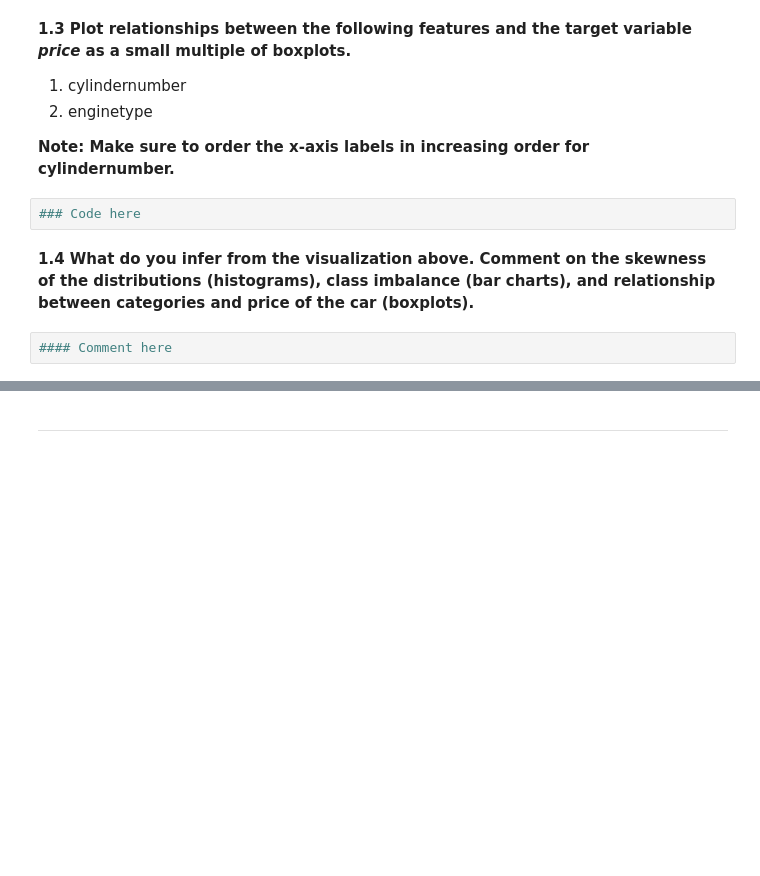
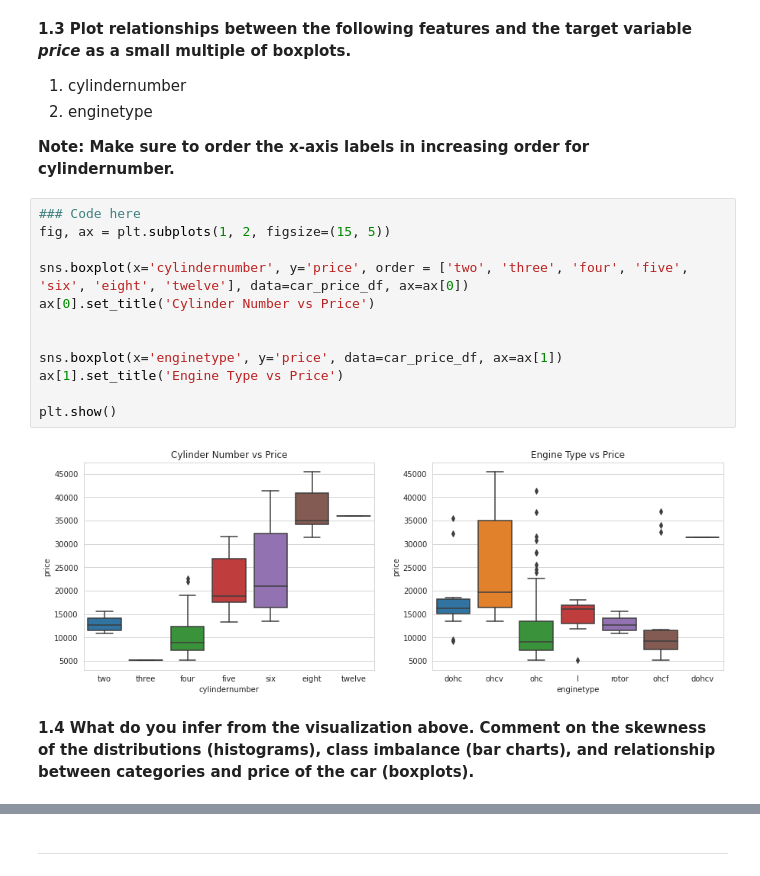
Before and after one commit to adelinka17/aml-project1, a Jupyter notebook: AML_HW1_Questions.ipynb, the cells around one changed output, grey strips where cells are left out. Saved outputs shown, nothing was run; the diff lists cells and outputs as text; blank space fills up the shorter version.

```diff
--- a/AML_HW1_Questions.ipynb
+++ b/AML_HW1_Questions.ipynb
@@ -66,7 +109,17 @@ car_price_df = pd.read_csv('car_price.csv')
 <b> Note: Make sure to order the x-axis labels in increasing order for cylindernumber. </b>
 # %%
 ### Code here
+fig, ax = plt.subplots(1, 2, figsize=(15, 5))
+
+sns.boxplot(x='cylindernumber', y='price', order = ['two', 'three', 'four', 'five', 'six', 'eight', 'twelve'], data=car_price_df, ax=ax[0])
+ax[0].set_title('Cylinder Number vs Price')
+
+
+sns.boxplot(x='enginetype', y='price', data=car_price_df, ax=ax[1])
+ax[1].set_title('Engine Type vs Price')
+
+plt.show()
+# %% [output]
+[figure, added]
 # %% [markdown]
 <b> 1.4 What do you infer from the visualization above. Comment on the skewness of the distributions (histograms), class imbalance (bar charts), and relationship between categories and price of the car (boxplots). </b>
-# %%
-#### Comment here
```
Also changed, not shown: parts of 56 cells of this notebook.
